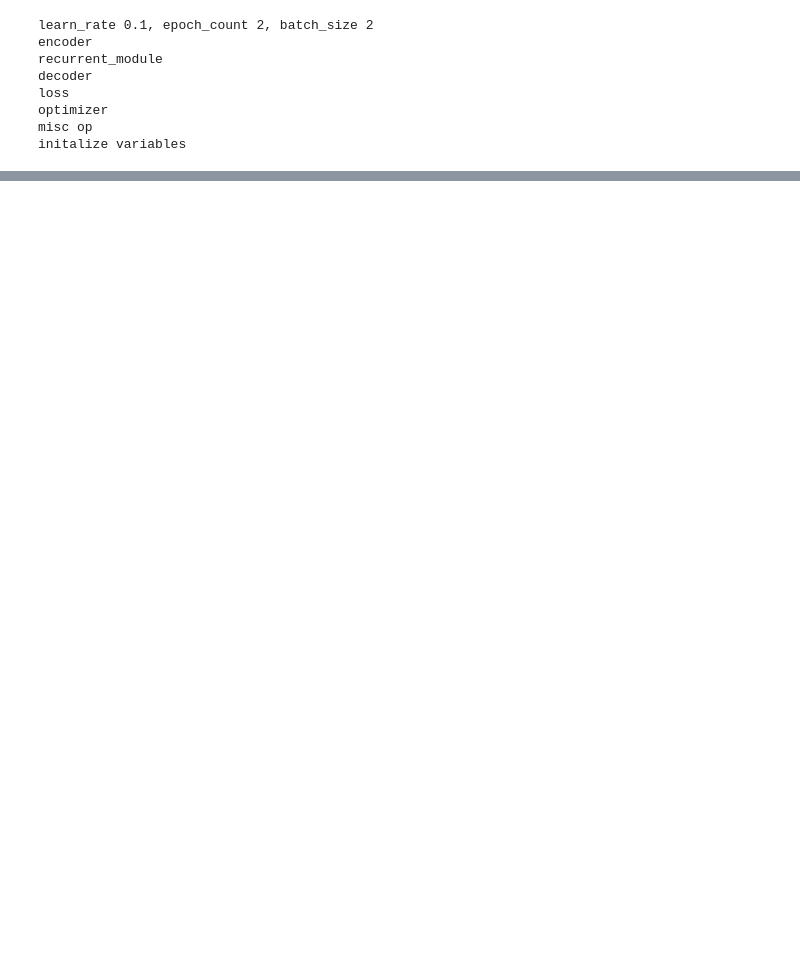
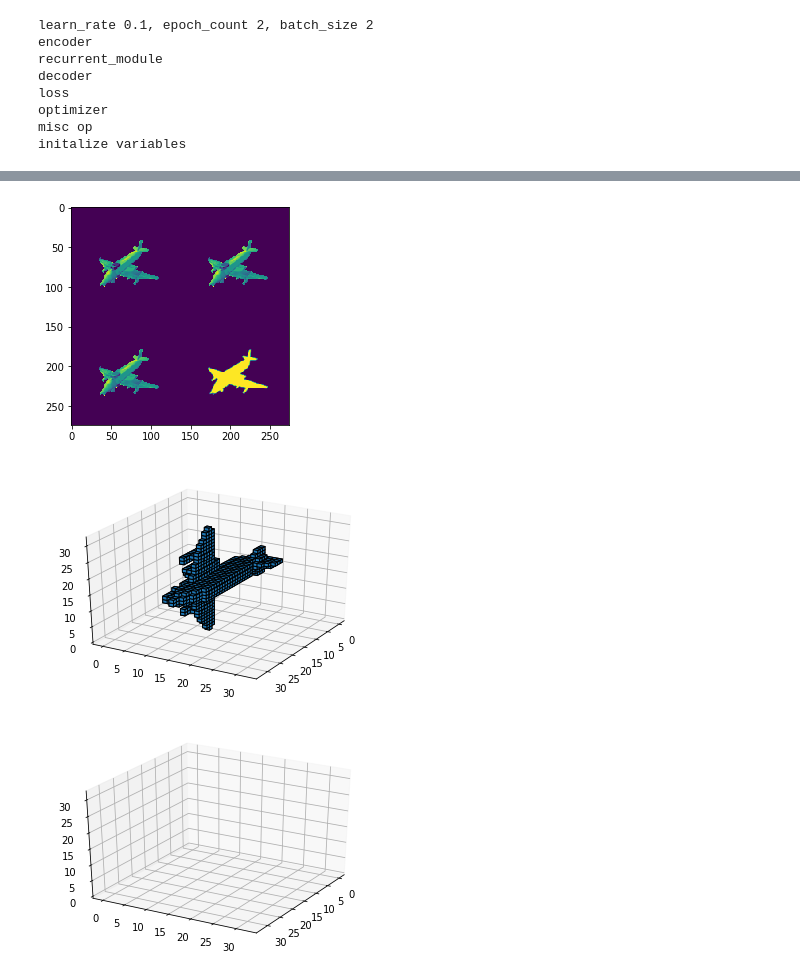
Before and after one commit to micmelesse/3D-reconstruction-with-Neural-Networks, a Jupyter notebook: test.ipynb, the cells around one changed output, grey strips where cells are left out. Cells and saved outputs as stored; diff of their text form; code cells hidden in the pictures; blank space fills up the shorter version.

```diff
--- a/test.ipynb
+++ b/test.ipynb
@@ -64,8 +57,12 @@ net.restore(checkpoint_path)
 # %%
 i=0
-x=utils.to_npy(data_all[i])
-y=utils.to_npy(label_all[i])
+x=dataset.from_npy(data_all[i])
+y=dataset.from_npy(label_all[i])
 y_hat=net.predict(x)
 utils.vis_multichannel(x[0][1])
 utils.vis_voxel(y[0])
 utils.vis_voxel(y_hat[0])
+# %% [output]
+[figure, added]
+[figure, added]
+[figure, added]
```
Also changed, not shown: parts of 5 cells of this notebook, 4 other files.
